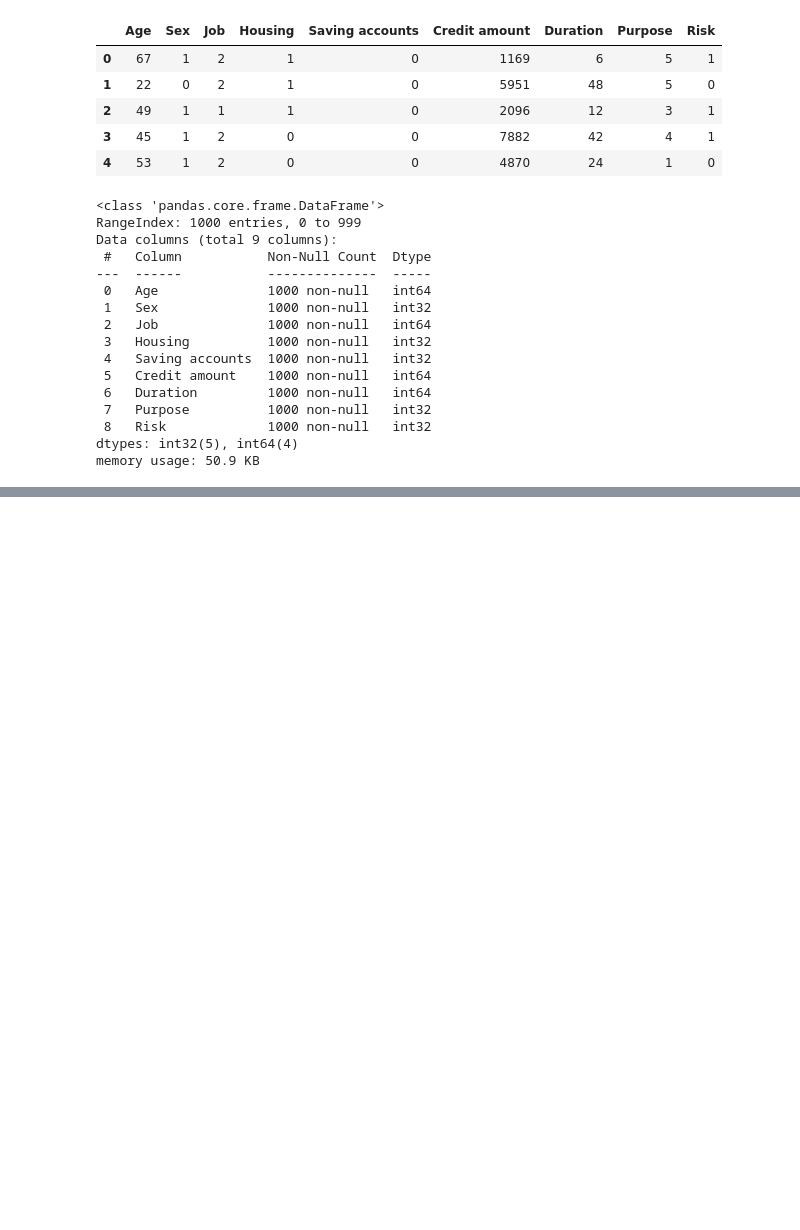
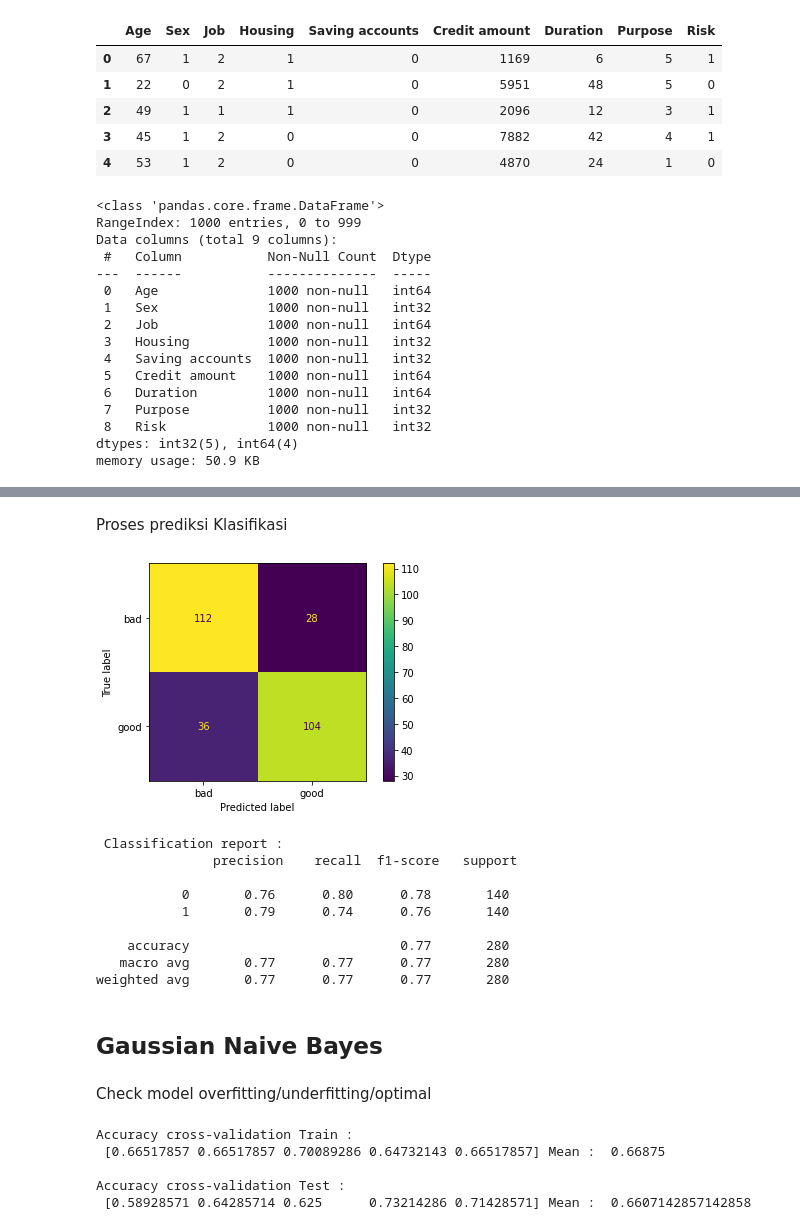
Before and after one commit to Fikazh/ProjectUasMachineLearning, a Jupyter notebook: main.ipynb, the cells around one changed output, grey strips where cells are left out. Drawn from its saved outputs; the diff is of its cells as text; code cells hidden in the pictures; blank space fills up the shorter version.

```diff
--- a/main.ipynb
+++ b/main.ipynb
@@ -273,0 +288,9 @@ Accuracy Score   :  0.6642857142857143
+# %%
+#Random Forest
+from sklearn.ensemble import RandomForestClassifier
+
+#Membuat model klasifikasi
+modelRFC = RandomForestClassifier(random_state=42)
+
+#Melatih model menggunakan training dataset
+modelRFC.fit(X_train, y_train)
@@ -273,0 +313,27 @@ Accuracy Score   :  0.6642857142857143
+# %% [markdown]
+Proses prediksi Klasifikasi
+# %%
+#Memprediksi hasil dari test dataset
+predictionsRfc = modelRFC.predict(X_test)
+
+#Menampilkan Hasil
+cm = confusion_matrix(y_test, predictionsRfc, labels=modelRFC.classes_)
+disp = ConfusionMatrixDisplay(confusion_matrix=cm,
+                              display_labels=le.inverse_transform(modelRFC.classes_))
+disp.plot()
+plt.show()
+
+print ("\n Classification report : \n",classification_report(y_test,predictionsRfc))
+# %% [output]
+[figure, added]
+ Classification report :
+               precision    recall  f1-score   support
+
+           0       0.76      0.80      0.78       140
+           1       0.79      0.74      0.76       140
+
+    accuracy                           0.77       280
+   macro avg       0.77      0.77      0.77       280
+weighted avg       0.77      0.77      0.77       280
+# %% [markdown]
+## Gaussian Naive Bayes
@@ -273,0 +349,14 @@ Accuracy Score   :  0.6642857142857143
+# %% [markdown]
+Check model overfitting/underfitting/optimal
+# %%
+accuracyScoreTrain = cross_val_score(modelNB, X_train, y_train, cv=5)
+accuracyScoreTest = cross_val_score(modelNB , X_test, y_test, cv=5)
+
+print("Accuracy cross-validation Train : \n",accuracyScoreTrain, "Mean : ", np.mean(accuracyScoreTrain))
+print("\nAccuracy cross-validation Test : \n",accuracyScoreTest, "Mean : ", np.mean(accuracyScoreTest))
+# %% [output]
+Accuracy cross-validation Train :
+ [0.66517857 0.66517857 0.70089286 0.64732143 0.66517857] Mean :  0.66875
+
+Accuracy cross-validation Test :
+ [0.58928571 0.64285714 0.625      0.73214286 0.71428571] Mean :  0.6607142857142858
```
Also changed, not shown: parts of 44 cells of this notebook.
